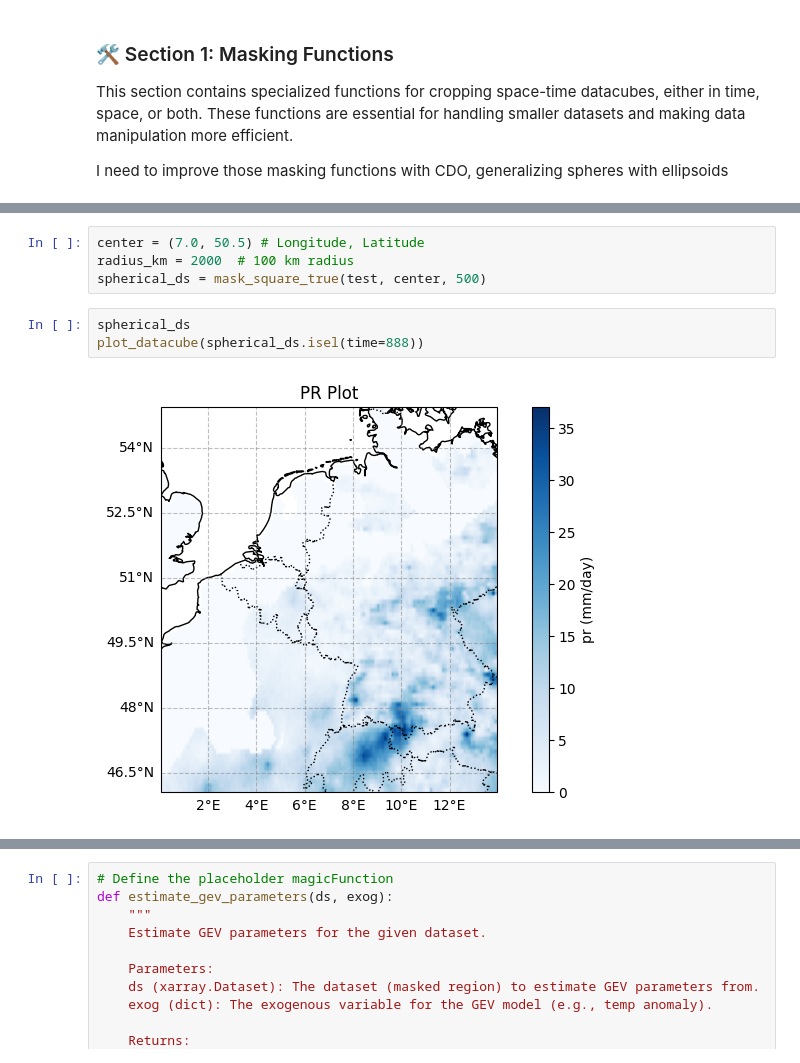
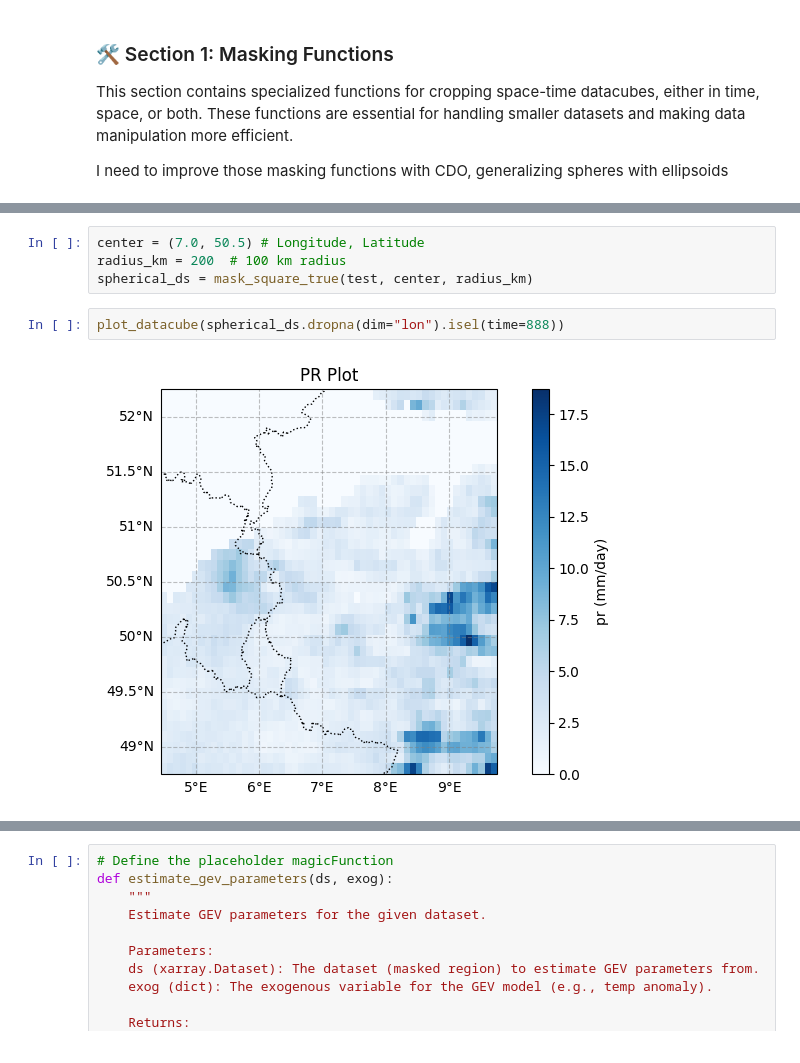
Before and after one commit to RPGSynth/EVT_Univariate, a Jupyter notebook: Exploration/main.ipynb, the cells around one changed output, grey strips where cells are left out. Drawn from its saved outputs; the diff is of its cells as text.

```diff
--- a/Exploration/main.ipynb
+++ b/Exploration/main.ipynb
@@ -299,10 +301,9 @@ Attributes:
     NCO:            netCDF Operators version 5.1.8 (Homepage = http://nco.sf....
 # %%
 center = (7.0, 50.5) # Longitude, Latitude
-radius_km = 2000  # 100 km radius
-spherical_ds = mask_square_true(test, center, 500)
+radius_km = 200  # 100 km radius
+spherical_ds = mask_square_true(test, center, radius_km)
 # %%
-spherical_ds
-plot_datacube(spherical_ds.isel(time=888))
+plot_datacube(spherical_ds.dropna(dim="lon").isel(time=888))
 # %% [output]
-[figure, old version]
+[figure, new version]
```
Also changed, not shown: parts of 27 cells of this notebook, 1 other file.
